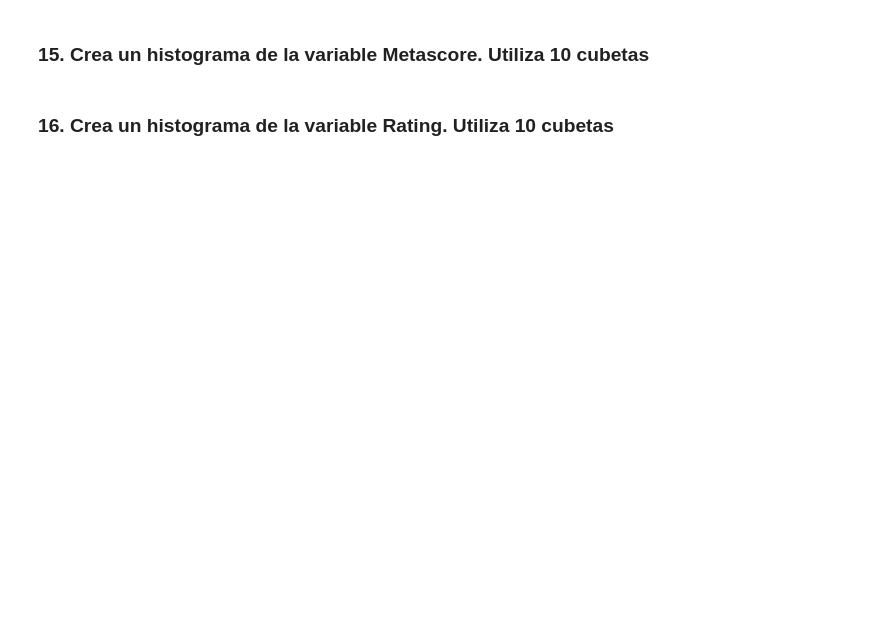
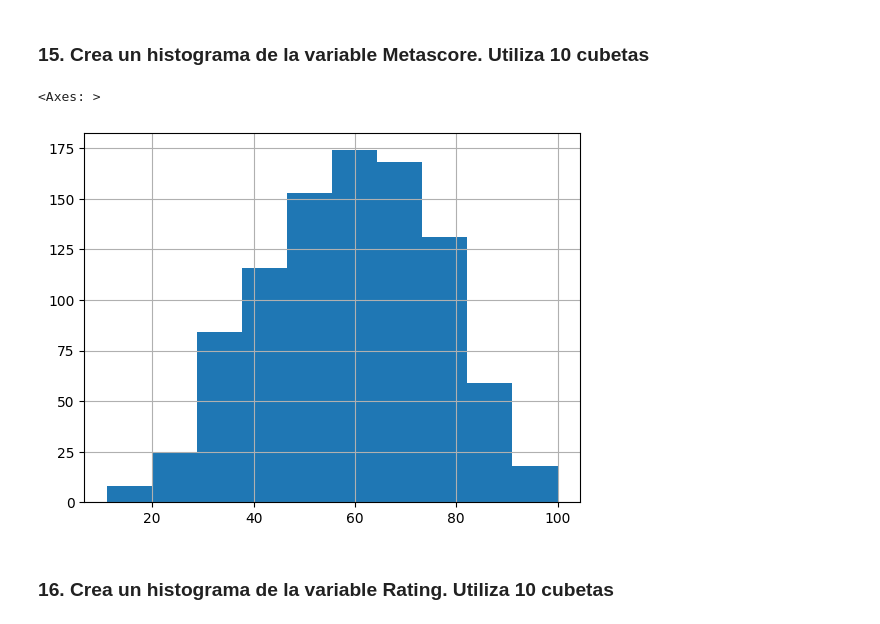
Before and after one commit to auribem03/limpieza_datos_y_eda, a Jupyter notebook: 2_eda_imdb.ipynb, the cells around one changed output. Saved outputs shown, nothing was run; the diff lists cells and outputs as text; code cells hidden in the pictures; blank space fills up the shorter version.

```diff
--- a/2_eda_imdb.ipynb
+++ b/2_eda_imdb.ipynb
@@ -12,4 +13,6 @@ import numpy
 # %% [markdown]
 ### 2. Leer la base de datos del archivo csv a pandas
+# %%
+df = pd.read_csv('data/imdb.csv', encoding='ISO-8859-1')
 # %% [markdown]
 ### 3. Mostrar las  primeras y últimas filas del dataframe. Hacerlo con el valor default y pasando como argumento el número entero de filas que se deseen inspeccionar.
@@ -22,4 +56,6 @@ import numpy
 # %% [markdown]
 ### 7. Renombra las columnas que tengan espacios
+# %%
+df.columns = df.columns.str.replace(' ', '')
 # %% [markdown]
 ### 8. Utiliza tus nuevas columnas sin espacios :)
@@ -38,4 +175,9 @@ import numpy
 # %% [markdown]
 ### 15. Crea un histograma de la variable Metascore. Utiliza 10 cubetas
+# %%
+df['Metascore'].hist(bins=10)
+# %% [output]
+<Axes: >
+[figure, added]
 # %% [markdown]
 ### 16. Crea un histograma de la variable Rating. Utiliza 10 cubetas
```
Also changed, not shown: parts of 23 cells of this notebook, 1 other file.
